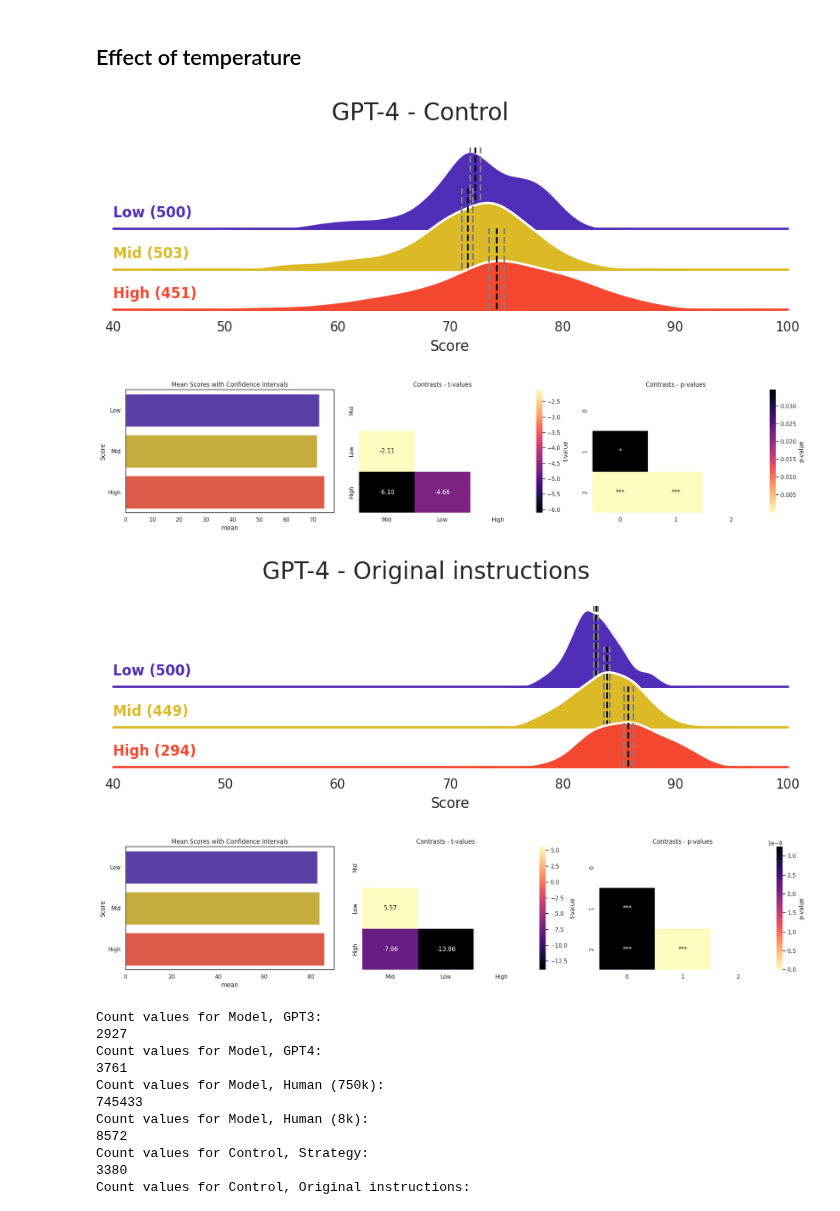
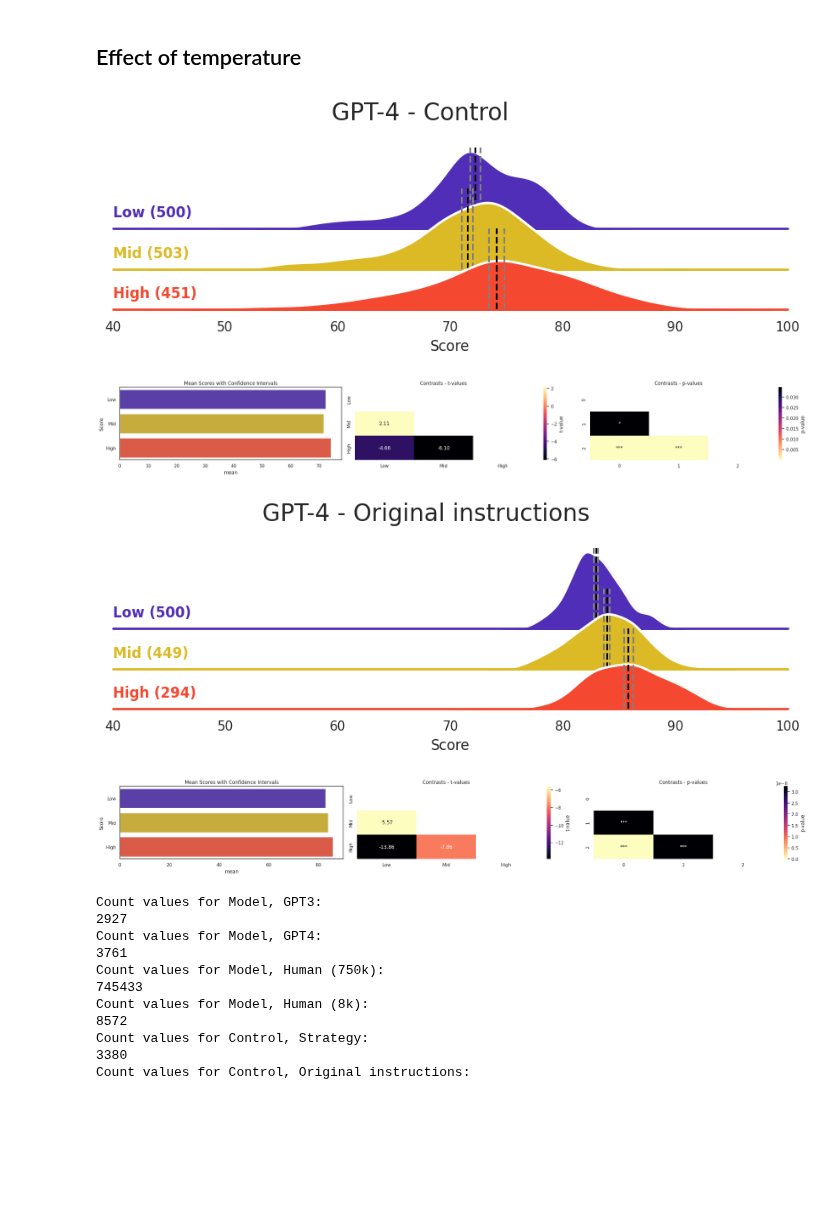
Before and after one commit to AntoineBellemare/DAT_GPT, a Jupyter notebook: scripts/visualization.ipynb, the cells around one changed output. Saved outputs shown, nothing was run; the diff lists cells and outputs as text; code cells hidden in the pictures; blank space fills up the shorter version.

```diff
--- a/scripts/visualization.ipynb
+++ b/scripts/visualization.ipynb
@@ -231,7 +231,7 @@ def label(x, color, label):
     ax.text(0, .2, txt, fontweight="bold", color=color,
             ha="left", va="center", transform=ax.transAxes)
 g.map(label, "Score")
-mean_conf, pvals, tvals = analyze_results(df, 'Model')
+mean_conf, pvals, tvals = analyze_results(df, 'Model', order)
 # Add vertical lines for mean and confidence intervals
 for ax, model in zip(g.axes.flat, order):
     ax.axvline(mean_conf[mean_conf['Model'] == model]['mean'].values[0], color='black', linestyle='--')
@@ -263,7 +263,8 @@ for df in list_of_dfs:
       gpt = df["Model"].unique()[0]
       # Initialize the FacetGrid object
       pal = [colors[f'{gpt}_mid_DAT'], colors[f'{gpt}_mid_control']]
-      g = sns.FacetGrid(df, row="Control", hue="Control", aspect=9, height=1, palette=pal, row_order=['Control', 'Original instructions'])
+      order = ['Control', 'Original instructions']
+      g = sns.FacetGrid(df, row="Control", hue="Control", aspect=9, height=1, palette=pal, row_order=order)
 
       # Draw the densities in a few steps
       g.map(sns.kdeplot, "Score",
@@ -394,37 +395,37 @@ for df in list_of_dfs:
 
       # passing color=None to refline() uses the hue mapping
       g.refline(y=0, linewidth=2, linestyle="-", color=None, clip_on=False)
 
 
       # Define and use a simple function to label the plot in axes coordinates
       def label(x, color, label):
             ax = plt.gca()
             ax.text(0, .2, f"{label} ({len(df.loc[df['Temperature']==label])})",
                     fontweight="bold", color=color,ha="left", va="center",
                     transform=ax.transAxes)
       g.map(label, "Score")
        # Add vertical lines for mean and confidence intervals
-      mean_conf, pvals, tvals = analyze_results(df, 'Temperature')
+      mean_conf, pvals, tvals = analyze_results(df, 'Temperature', order=conditions)
       for ax, model in zip(g.axes.flat, ['Low', 'Mid', 'High']):
             ax.axvline(mean_conf[mean_conf['Temperature'] == model]['mean'].values[0], color='black', linestyle='--')
             ax.axvline(mean_conf[mean_conf['Temperature'] == model]['ci_low'].values[0], color='gray', linestyle='--')
             ax.axvline(mean_conf[mean_conf['Temperature'] == model]['ci_high'].values[0], color='gray', linestyle='--')
       # Set the subplots to overlap
       g.figure.subplots_adjust(hspace=-.5)
 
       # Remove axes details that don't play well with overlap
       g.set_titles("")
       g.set(xlim=(40, 100))
       g.set(yticks=[], ylabel="")
       g.despine(bottom=True, left=True)
       # Set a title for the figure
       g.fig.suptitle(f"GPT-4 - {df['Control'].unique()[0]}", fontsize=20, y=1.05)
       create_heatmap(mean_conf, 'Temperature', tvals_table=tvals, pvals_table=pvals, pal=[pal[1], pal[0], pal[2]], order=['Low', 'Mid', 'High'])
 # %% [output]
 [figure]
-[figure, old version]
+[figure, new version]
 [figure]
-[figure, old version]
+[figure, new version]
 # %%
 # count values in each condition
 for col in ['Model', 'Control', 'Strategy', 'Temperature']:
```
Also changed, not shown: parts of 2 cells of this notebook.
